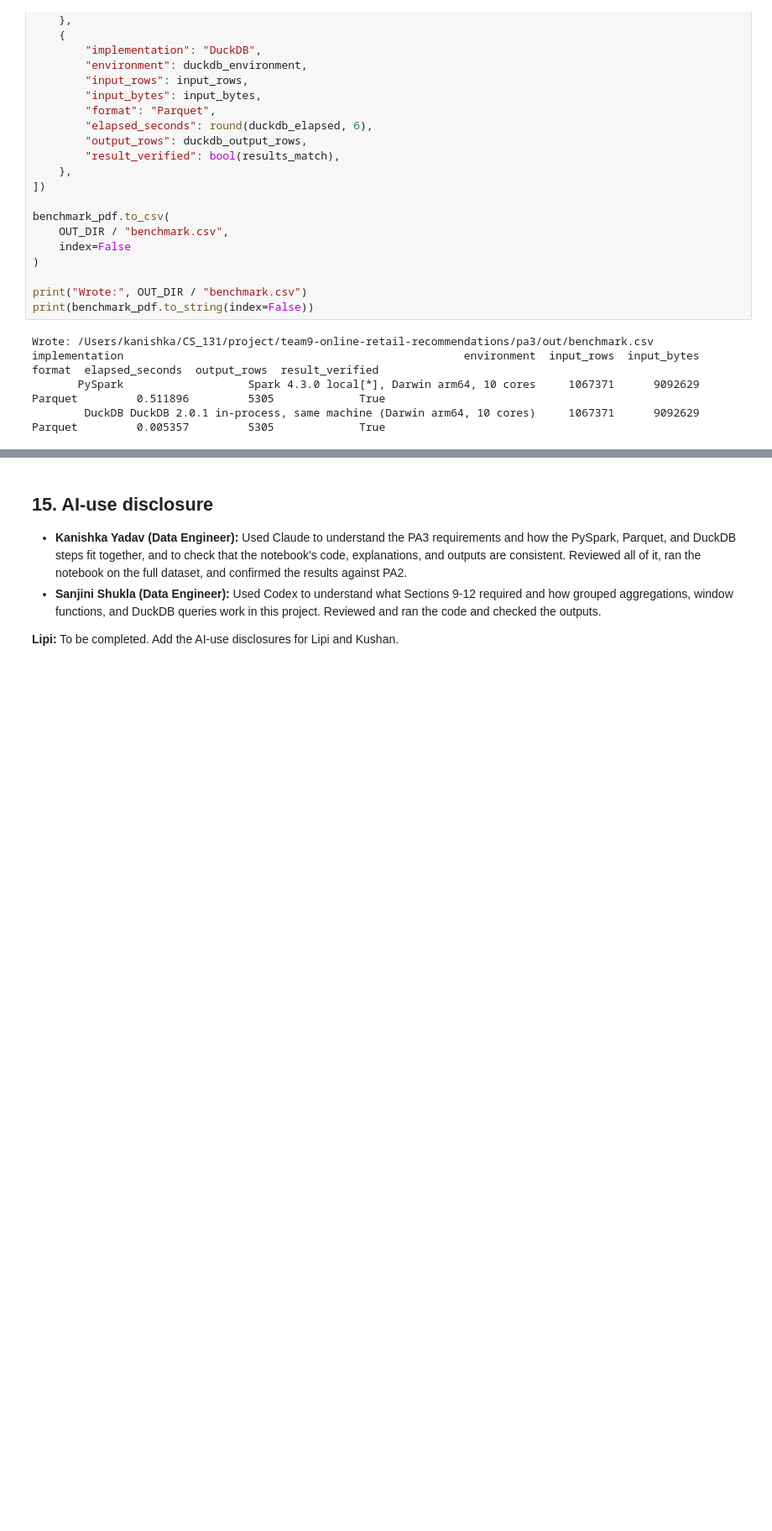
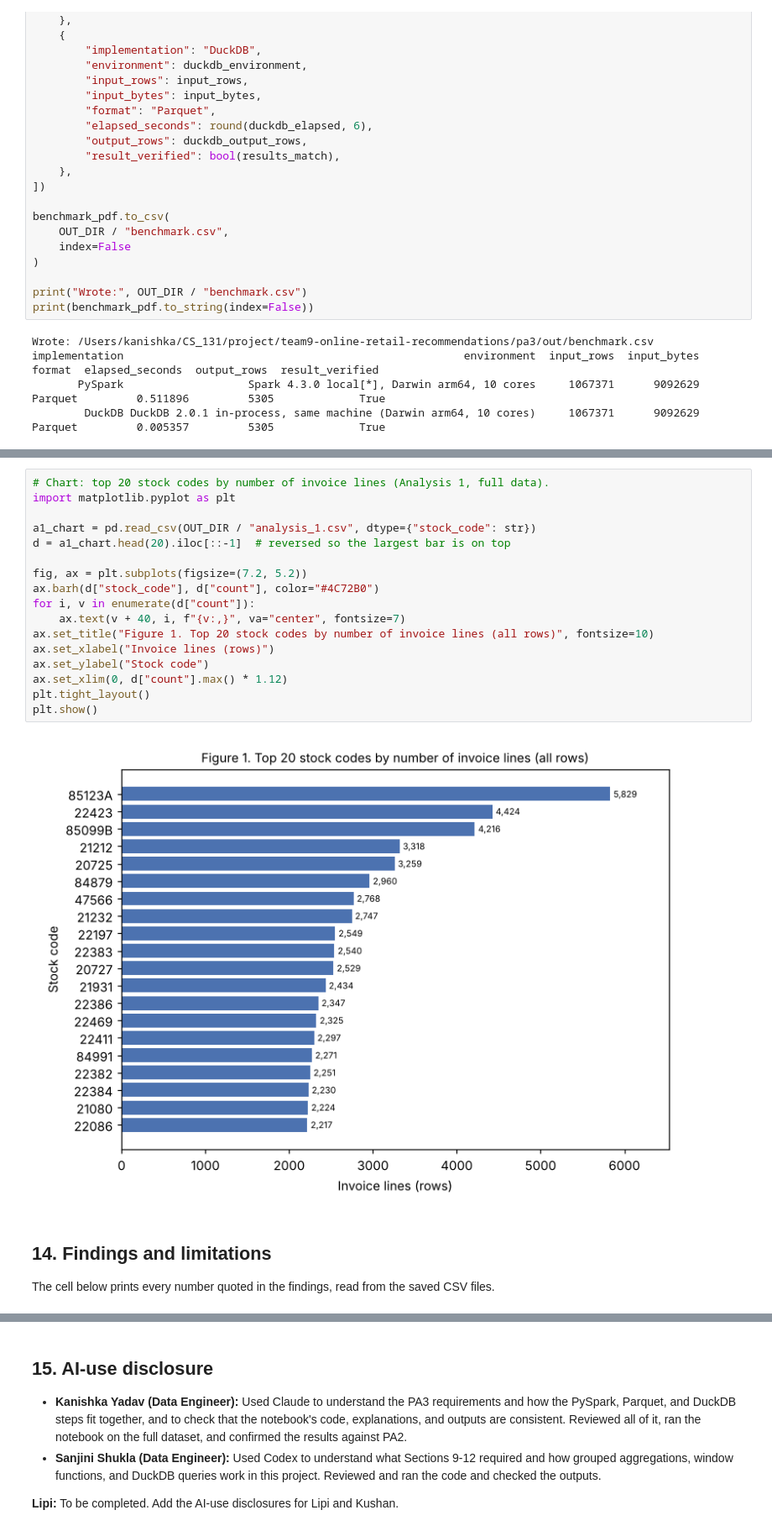
Before and after one commit to sjsu-cs131-section-4-Fall26/team9-online-retail-recommendations, a Jupyter notebook: pa3/notebooks/pa3_pyspark.ipynb, the cells around one changed output, grey strips where cells are left out. Shown at 84% size. Drawn from its saved outputs; the diff is of its cells as text; blank space fills up the shorter version.

```diff
--- a/pa3/notebooks/pa3_pyspark.ipynb
+++ b/pa3/notebooks/pa3_pyspark.ipynb
@@ -1122,0 +1119,23 @@ implementation                                                    environment  i
+# %%
+# Chart: top 20 stock codes by number of invoice lines (Analysis 1, full data).
+import matplotlib.pyplot as plt
+
+a1_chart = pd.read_csv(OUT_DIR / "analysis_1.csv", dtype={"stock_code": str})
+d = a1_chart.head(20).iloc[::-1]  # reversed so the largest bar is on top
+
+fig, ax = plt.subplots(figsize=(7.2, 5.2))
+ax.barh(d["stock_code"], d["count"], color="#4C72B0")
+for i, v in enumerate(d["count"]):
+    ax.text(v + 40, i, f"{v:,}", va="center", fontsize=7)
+ax.set_title("Figure 1. Top 20 stock codes by number of invoice lines (all rows)", fontsize=10)
+ax.set_xlabel("Invoice lines (rows)")
+ax.set_ylabel("Stock code")
+ax.set_xlim(0, d["count"].max() * 1.12)
+plt.tight_layout()
+plt.show()
+# %% [output]
+[figure, added]
+# %% [markdown]
+## 14. Findings and limitations
+
+The cell below prints every number quoted in the findings, read from the saved CSV files.
```
Also changed, not shown: parts of 5 cells of this notebook.
